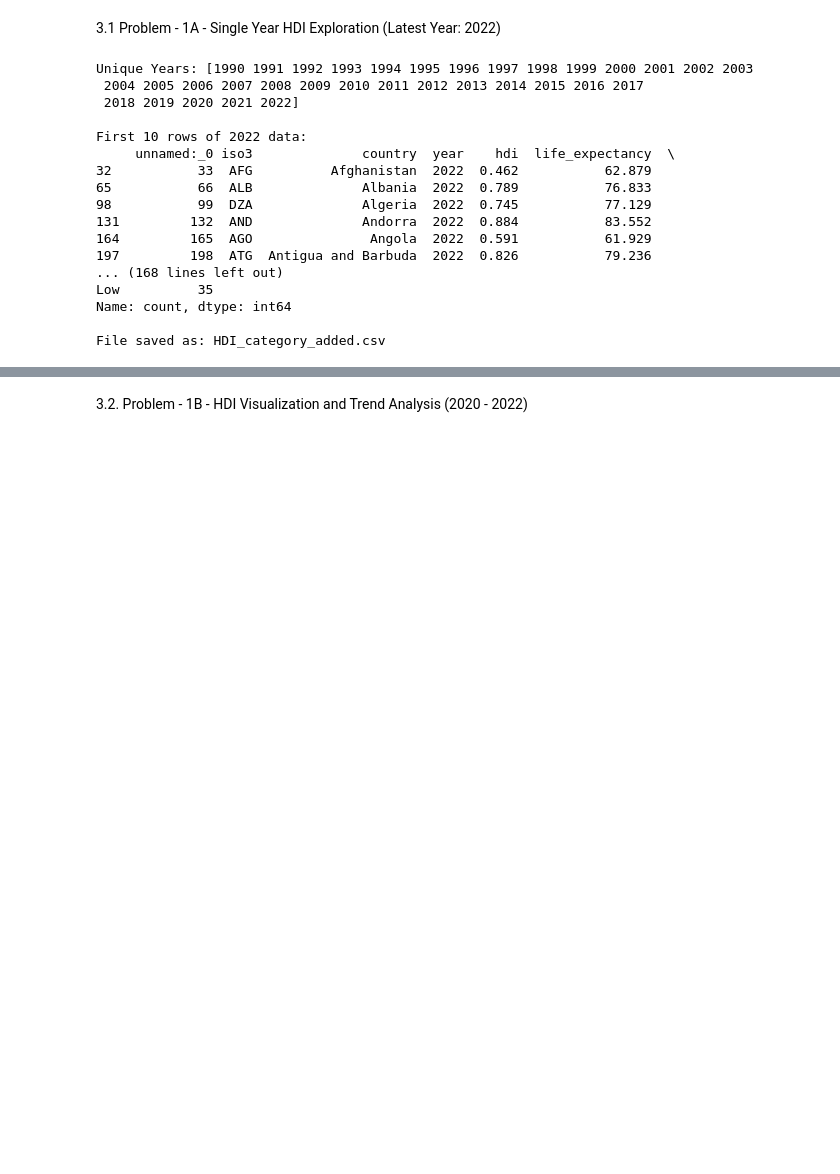
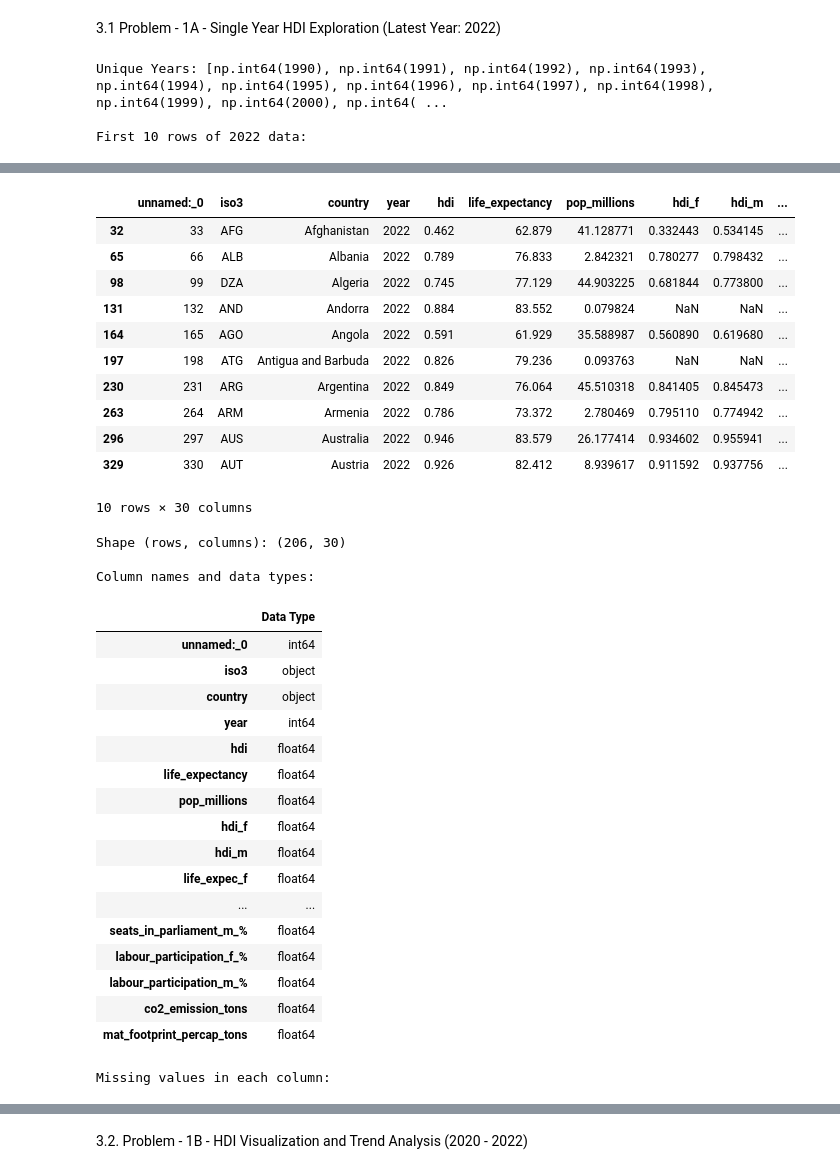
Before and after one commit to Pragya-code/Final_Assignment1_AI, a Jupyter notebook: 2505496_Pragya_Rajbanshi.ipynb, the cells around one changed output, grey strips where cells are left out. Cells and saved outputs as stored; diff of their text form; code cells hidden in the pictures; blank space fills up the shorter version.

```diff
--- a/2505496_Pragya_Rajbanshi.ipynb
+++ b/2505496_Pragya_Rajbanshi.ipynb
@@ -21,7 +19,7 @@ Basic Data Exploration & Trend Visualization
 # %%
 import pandas as pd
 import numpy as np
-
+from IPython.display import display
 
 df = pd.read_csv(
     "/content/drive/MyDrive/Final_assign_1/Human_Development_Index_Dataset.csv",
@@ -42,7 +40,7 @@ df.columns = (
 # 1. Extract Latest Year (2022)
 
 # 1.1 Identify unique years
-unique_years = df['year'].unique()
+unique_years = sorted(df['year'].unique())
 print("Unique Years:", unique_years)
 
 
@@ -61,7 +59,7 @@ hdi_2022_df = hdi_2022_df.copy()
 
 # 2.1 Display first 10 rows
 print("\nFirst 10 rows of 2022 data:")
-print(hdi_2022_df.head(10))
+display(hdi_2022_df.head(10))
 
 
 
@@ -72,7 +70,7 @@ print("\nShape (rows, columns):", hdi_2022_df.shape)
 
 # 2.3 Column names and data types
 print("\nColumn names and data types:")
-print(hdi_2022_df.dtypes)
+display(pd.DataFrame(hdi_2022_df.dtypes, columns=['Data Type']).style)
 
 
 
@@ -80,7 +78,7 @@ print(hdi_2022_df.dtypes)
 
 # 3.1 Check missing values
 print("\nMissing values in each column:")
-print(hdi_2022_df.isnull().sum())
+display(hdi_2022_df.isnull().sum().to_frame(name="Missing Values").style)
 
 
 
@@ -111,28 +109,27 @@ hdi_2022_df.dropna(subset=['hdi'], inplace=True)
 # 4. Basic Statistics
 
 # 4.1 Mean, Median, Standard Deviation of HDI
-mean_hdi = hdi_2022_df['hdi'].mean()
-median_hdi = hdi_2022_df['hdi'].median()
-std_hdi = hdi_2022_df['hdi'].std()
-
+stats = {
+    'Mean': hdi_2022_df['hdi'].mean(),
+    'Median': hdi_2022_df['hdi'].median(),
+    'Std Dev': hdi_2022_df['hdi'].std()
+}
 print("\nHDI Statistics for 2022:")
-print("Mean:", mean_hdi)
-print("Median:", median_hdi)
-print("Standard Deviation:", std_hdi)
+display(pd.DataFrame([stats]).style.format("{:.3f}"))
 
 
 
 # 4.2 Country with highest HDI
 highest_hdi_country = hdi_2022_df.loc[hdi_2022_df['hdi'].idxmax()][['country', 'hdi']]
 print("\nCountry with Highest HDI:")
-print(highest_hdi_country)
+display(highest_hdi_country.to_frame().T.style)
 
 
 
 # 4.3 Country with lowest HDI
 lowest_hdi_country = hdi_2022_df.loc[hdi_2022_df['hdi'].idxmin()][['country', 'hdi']]
 print("\nCountry with Lowest HDI:")
-print(lowest_hdi_country)
+display(lowest_hdi_country.to_frame().T.style)
 
 
 
@@ -150,7 +147,7 @@ high_hdi_sorted = high_hdi_df.sort_values(by='gross_inc_percap', ascending=False
 
 # 5.3 Display top 10 countries
 print("\nTop 10 countries with HDI > 0.800 sorted by GNI per capita:")
-print(high_hdi_sorted.head(10)[['country', 'hdi', 'gross_inc_percap']])
+display(high_hdi_sorted.head(10)[['country', 'hdi', 'gross_inc_percap']].style.format({'hdi': '{:.3f}', 'gross_inc_percap': '{:.0f}'}))
 
 
 
@@ -173,7 +170,7 @@ hdi_2022_df['HDI Category'] = hdi_2022_df['hdi'].apply(classify_hdi)
 
 # 6.2 Verify classification
 print("\nHDI Category counts:")
-print(hdi_2022_df['HDI Category'].value_counts())
+display(hdi_2022_df['HDI Category'].value_counts().to_frame(name='Count').style)
 
 
 
@@ -184,20 +181,6 @@ print("\nFile saved as: HDI_category_added.csv")
 from google.colab import files
 files.download("HDI_category_added.csv")
 # %% [output]
-Unique Years: [1990 1991 1992 1993 1994 1995 1996 1997 1998 1999 2000 2001 2002 2003
- 2004 2005 2006 2007 2008 2009 2010 2011 2012 2013 2014 2015 2016 2017
- 2018 2019 2020 2021 2022]
+Unique Years: [np.int64(1990), np.int64(1991), np.int64(1992), np.int64(1993), np.int64(1994), np.int64(1995), np.int64(1996), np.int64(1997), np.int64(1998), np.int64(1999), np.int64(2000), np.int64( ...
 
 First 10 rows of 2022 data:
-     unnamed:_0 iso3              country  year    hdi  life_expectancy  \
-32           33  AFG          Afghanistan  2022  0.462           62.879
-65           66  ALB              Albania  2022  0.789           76.833
-98           99  DZA              Algeria  2022  0.745           77.129
-131         132  AND              Andorra  2022  0.884           83.552
-164         165  AGO               Angola  2022  0.591           61.929
-197         198  ATG  Antigua and Barbuda  2022  0.826           79.236
-... (168 lines left out)
-Low          35
-Name: count, dtype: int64
-
-File saved as: HDI_category_added.csv
@@ -205,0 +187,33 @@ File saved as: HDI_category_added.csv
+|  | unnamed:_0 | iso3 | country | year | hdi | life_expectancy | pop_millions | hdi_f | hdi_m | ... |
+| 32 | 33 | AFG | Afghanistan | 2022 | 0.462 | 62.879 | 41.128771 | 0.332443 | 0.534145 | ... |
+| 65 | 66 | ALB | Albania | 2022 | 0.789 | 76.833 | 2.842321 | 0.780277 | 0.798432 | ... |
+| 98 | 99 | DZA | Algeria | 2022 | 0.745 | 77.129 | 44.903225 | 0.681844 | 0.773800 | ... |
+| 131 | 132 | AND | Andorra | 2022 | 0.884 | 83.552 | 0.079824 | NaN | NaN | ... |
+| 164 | 165 | AGO | Angola | 2022 | 0.591 | 61.929 | 35.588987 | 0.560890 | 0.619680 | ... |
+| 197 | 198 | ATG | Antigua and Barbuda | 2022 | 0.826 | 79.236 | 0.093763 | NaN | NaN | ... |
+| 230 | 231 | ARG | Argentina | 2022 | 0.849 | 76.064 | 45.510318 | 0.841405 | 0.845473 | ... |
+| 263 | 264 | ARM | Armenia | 2022 | 0.786 | 73.372 | 2.780469 | 0.795110 | 0.774942 | ... |
+| 296 | 297 | AUS | Australia | 2022 | 0.946 | 83.579 | 26.177414 | 0.934602 | 0.955941 | ... |
+| 329 | 330 | AUT | Austria | 2022 | 0.926 | 82.412 | 8.939617 | 0.911592 | 0.937756 | ... |
+10 rows × 30 columns
+Shape (rows, columns): (206, 30)
+
+Column names and data types:
+|  | Data Type |
+| unnamed:_0 | int64 |
+| iso3 | object |
+| country | object |
+| year | int64 |
+| hdi | float64 |
+| life_expectancy | float64 |
+| pop_millions | float64 |
+| hdi_f | float64 |
+| hdi_m | float64 |
+| life_expec_f | float64 |
+| ... | ... |
+| seats_in_parliament_m_% | float64 |
+| labour_participation_f_% | float64 |
+| labour_participation_m_% | float64 |
+| co2_emission_tons | float64 |
+| mat_footprint_percap_tons | float64 |
+Missing values in each column:
```
Also changed, not shown: parts of 5 cells of this notebook.
